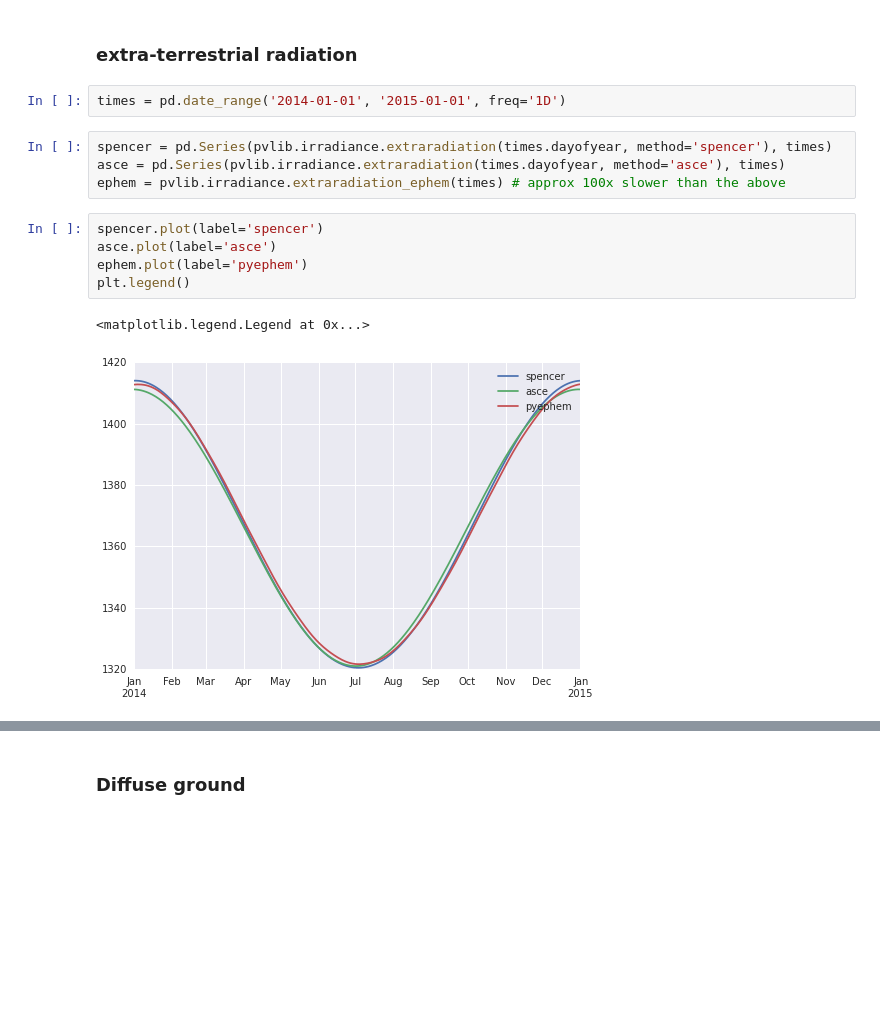
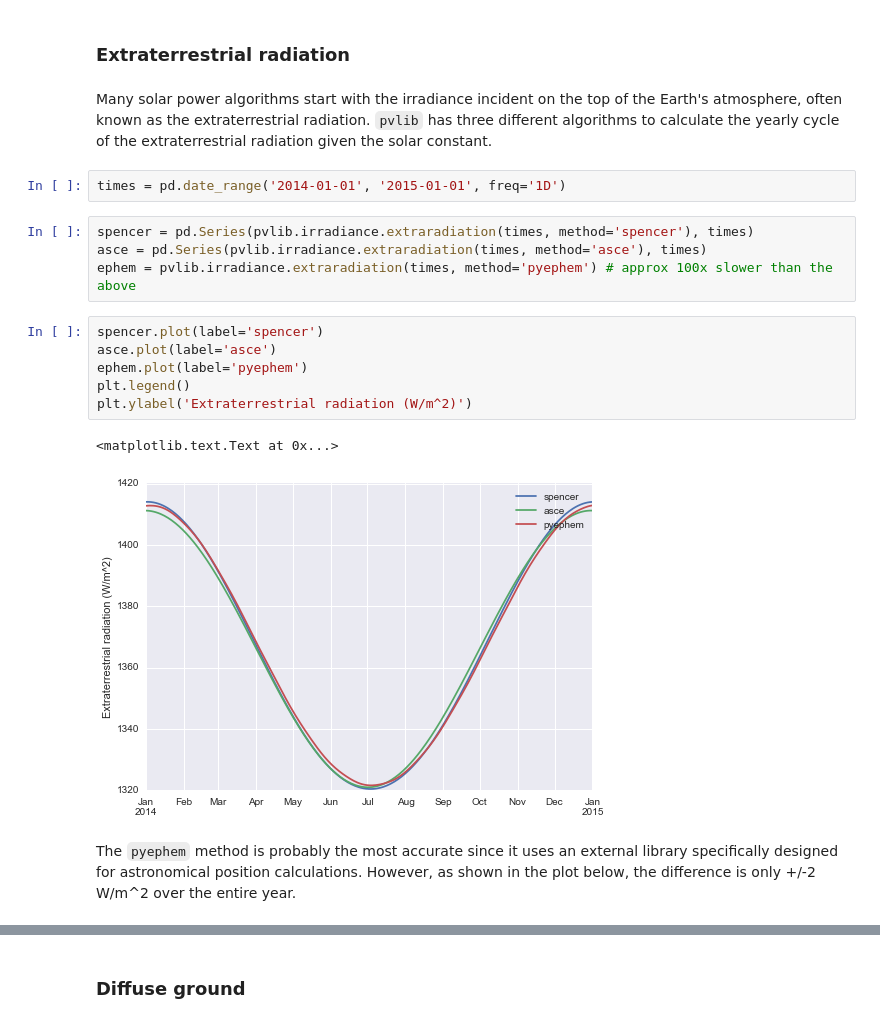
Before and after one commit to pvlib/pvlib-python, a Jupyter notebook: docs/tutorials/irradiance.ipynb, the cells around one changed output, grey strips where cells are left out. Cells and saved outputs as stored; diff of their text form; blank space fills up the shorter version.

```diff
--- a/docs/tutorials/irradiance.ipynb
+++ b/docs/tutorials/irradiance.ipynb
@@ -15,19 +38,24 @@ import pandas as pd
 # %% [markdown]
-### extra-terrestrial radiation
+### Extraterrestrial radiation
+# %% [markdown]
+Many solar power algorithms start with the irradiance incident on the top of the Earth's atmosphere, often known as the extraterrestrial radiation. ``pvlib`` has three different algorithms to calculate the yearly cycle of the extraterrestrial radiation given the solar constant.
 # %%
 times = pd.date_range('2014-01-01', '2015-01-01', freq='1D')
 # %%
-spencer = pd.Series(pvlib.irradiance.extraradiation(times.dayofyear, method='spencer'), times)
-asce = pd.Series(pvlib.irradiance.extraradiation(times.dayofyear, method='asce'), times)
-ephem = pvlib.irradiance.extraradiation_ephem(times) # approx 100x slower than the above
+spencer = pd.Series(pvlib.irradiance.extraradiation(times, method='spencer'), times)
+asce = pd.Series(pvlib.irradiance.extraradiation(times, method='asce'), times)
+ephem = pvlib.irradiance.extraradiation(times, method='pyephem') # approx 100x slower than the above
 # %%
 spencer.plot(label='spencer')
 asce.plot(label='asce')
 ephem.plot(label='pyephem')
 plt.legend()
+plt.ylabel('Extraterrestrial radiation (W/m^2)')
 # %% [output]
-<matplotlib.legend.Legend at 0x...>
+<matplotlib.text.Text at 0x...>
-[figure, old version]
+[figure, new version]
+# %% [markdown]
+The ``pyephem`` method is probably the most accurate since it uses an external library specifically designed for astronomical position calculations. However, as shown in the plot below, the difference is only +/-2 W/m^2 over the entire year.
 # %%
 et_diff = spencer - ephem
 et_diff.plot()
```
Also changed, not shown: parts of 113 cells of this notebook.
